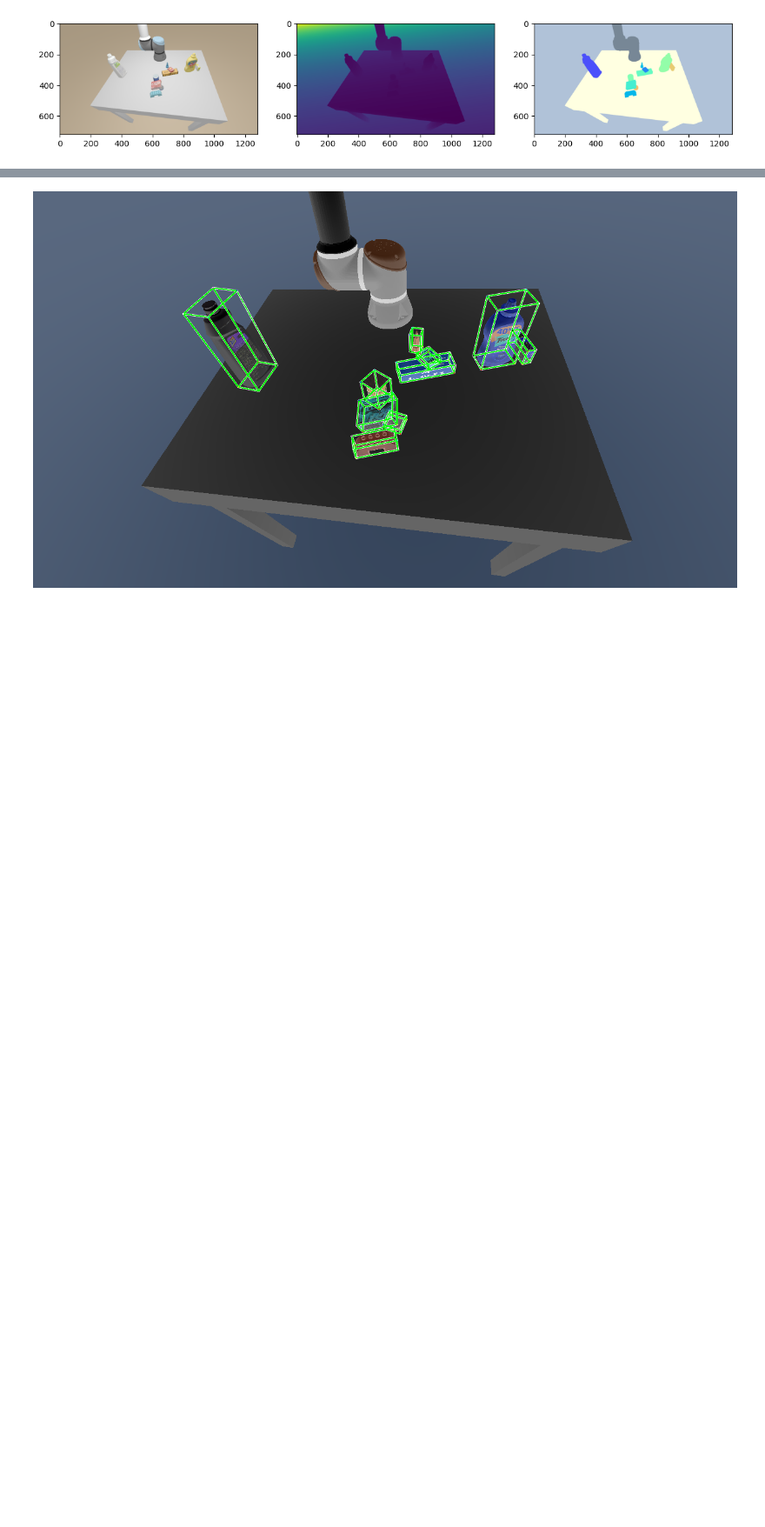
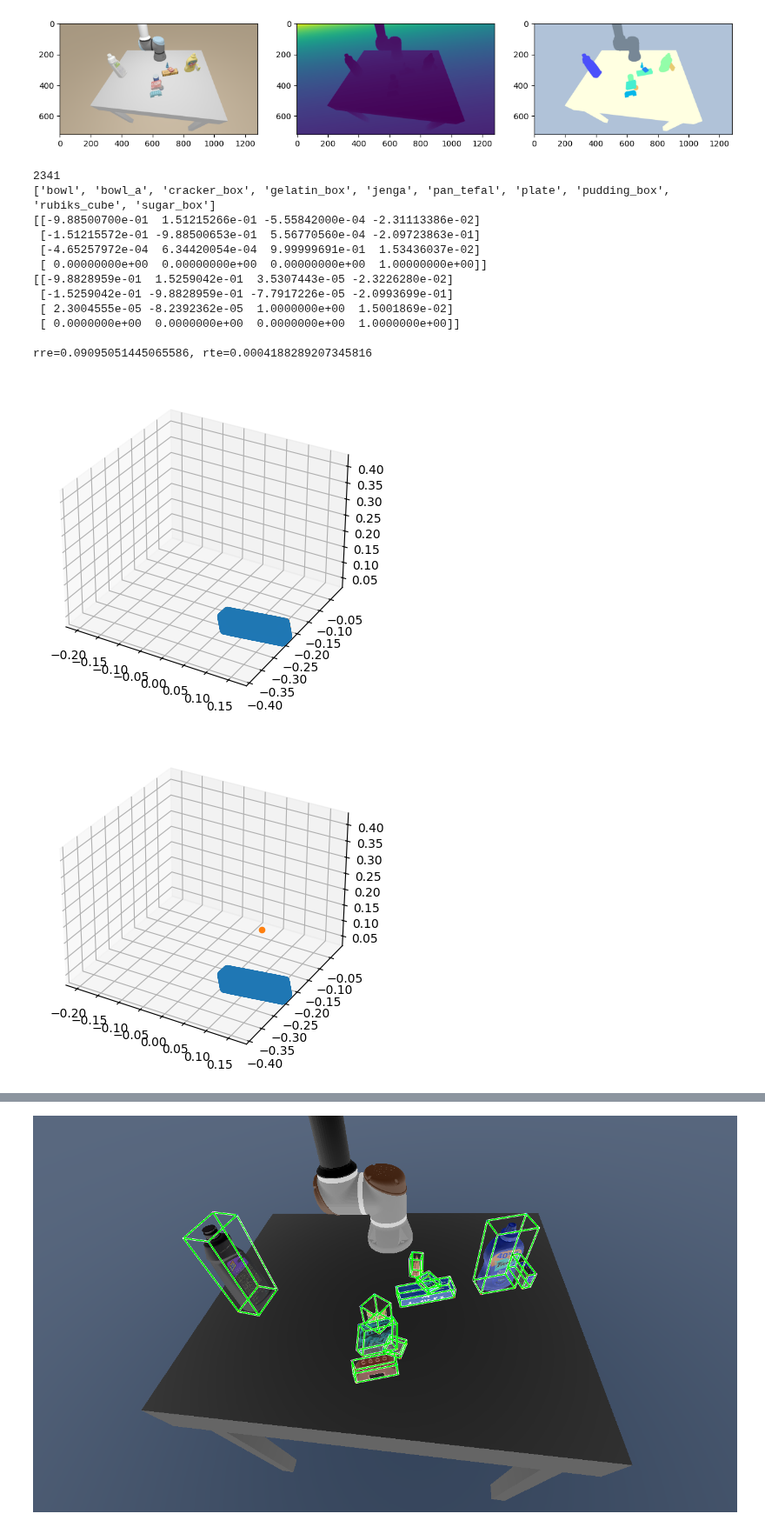
Before and after one commit to ArmanOmmid/ArchExp275, a Jupyter notebook: icp.ipynb, the cells around one changed output, grey strips where cells are left out. Shown at 87% size. Saved outputs shown, nothing was run; the diff lists cells and outputs as text; code cells hidden in the pictures; blank space fills up the shorter version.

```diff
--- a/icp.ipynb
+++ b/icp.ipynb
@@ -60,14 +60,14 @@ plt.imshow(COLOR_PALETTE[label])  # draw colorful segmentation
 <matplotlib.image.AxesImage at 0x...>
 [figure]
 # %%
-TEST_ICP = False
+TEST_ICP = True
 if TEST_ICP:
 
-    selection = 1, 1, 4
+    selection = 3, 2, 2
     scene = data[selection]
 
-    rgb = scene["color"]()
-    depth = scene["depth"]()
+    rgb = scene["color"]() * 255
+    depth = scene["depth"]() / 1000
     label = scene["label"]()
     meta = scene["meta"]
 
@@ -82,36 +82,51 @@ if TEST_ICP:
 
     NUM_POINTS = len(obj_pnts)
     print(NUM_POINTS)
-    SAMPLES = NUM_POINTS # NUM_POINTS # 20_000
+    SAMPLES = 20_000 # NUM_POINTS # 20_000
 
     mesh = data.get_mesh(obj_id)
     source_pcd, faces = trimesh.sample.sample_surface(mesh, SAMPLES)
 
     source_pcd = source_pcd * meta["scales"][obj_id]
     target_pcd = obj_pnts # / meta["scales"][obj_id] # Back Projected
 
     print(meta["object_names"])
 
     scale = 0.1
     translate = np.mean(obj_pnts, axis=0)
 
     attempts = 10
     # Visualization
     T = icp(source_pcd, target_pcd, attempts=attempts)
 
     print(T)
     gt_T = meta["poses_world"][obj_id]
     print(gt_T)
     print("")
 
     rre = np.rad2deg(compute_rre(T[:3, :3], gt_T[:3, :3]))
     rte = compute_rte(T[:3, 3], gt_T[:3, 3])
     print(f"rre={rre}, rte={rte}")
 
     compare_points(source_pcd @ T[:3, :3].T + T[:3, 3], target_pcd, scale=scale, translate=translate)
 
     # These are individual plots and will also point at the origin (stray points)
     compare_points(source_pcd @ T[:3, :3].T + T[:3, 3], np.zeros((1, 3)), scale=scale, translate=translate)
     compare_points(np.zeros((1, 3)), target_pcd, scale=scale, translate=translate)
 
     compare_points(source_pcd @ gt_T[:3, :3].T + gt_T[:3, 3], target_pcd,  scale=scale, translate=translate)
+# %% [output]
+2341
+['bowl', 'bowl_a', 'cracker_box', 'gelatin_box', 'jenga', 'pan_tefal', 'plate', 'pudding_box', 'rubiks_cube', 'sugar_box']
+[[-9.88500700e-01  1.51215266e-01 -5.55842000e-04 -2.31113386e-02]
+ [-1.51215572e-01 -9.88500653e-01  5.56770560e-04 -2.09723863e-01]
+ [-4.65257972e-04  6.34420054e-04  9.99999691e-01  1.53436037e-02]
+ [ 0.00000000e+00  0.00000000e+00  0.00000000e+00  1.00000000e+00]]
+[[-9.8828959e-01  1.5259042e-01  3.5307443e-05 -2.3226280e-02]
+ [-1.5259042e-01 -9.8828959e-01 -7.7917226e-05 -2.0993699e-01]
+ [ 2.3004555e-05 -8.2392362e-05  1.0000000e+00  1.5001869e-02]
+ [ 0.0000000e+00  0.0000000e+00  0.0000000e+00  1.0000000e+00]]
+
+rre=0.09095051445065586, rte=0.0004188289207345816
+[figure, added]
+[figure, added]
```
Also changed, not shown: parts of 2 cells of this notebook, 4 other files.
